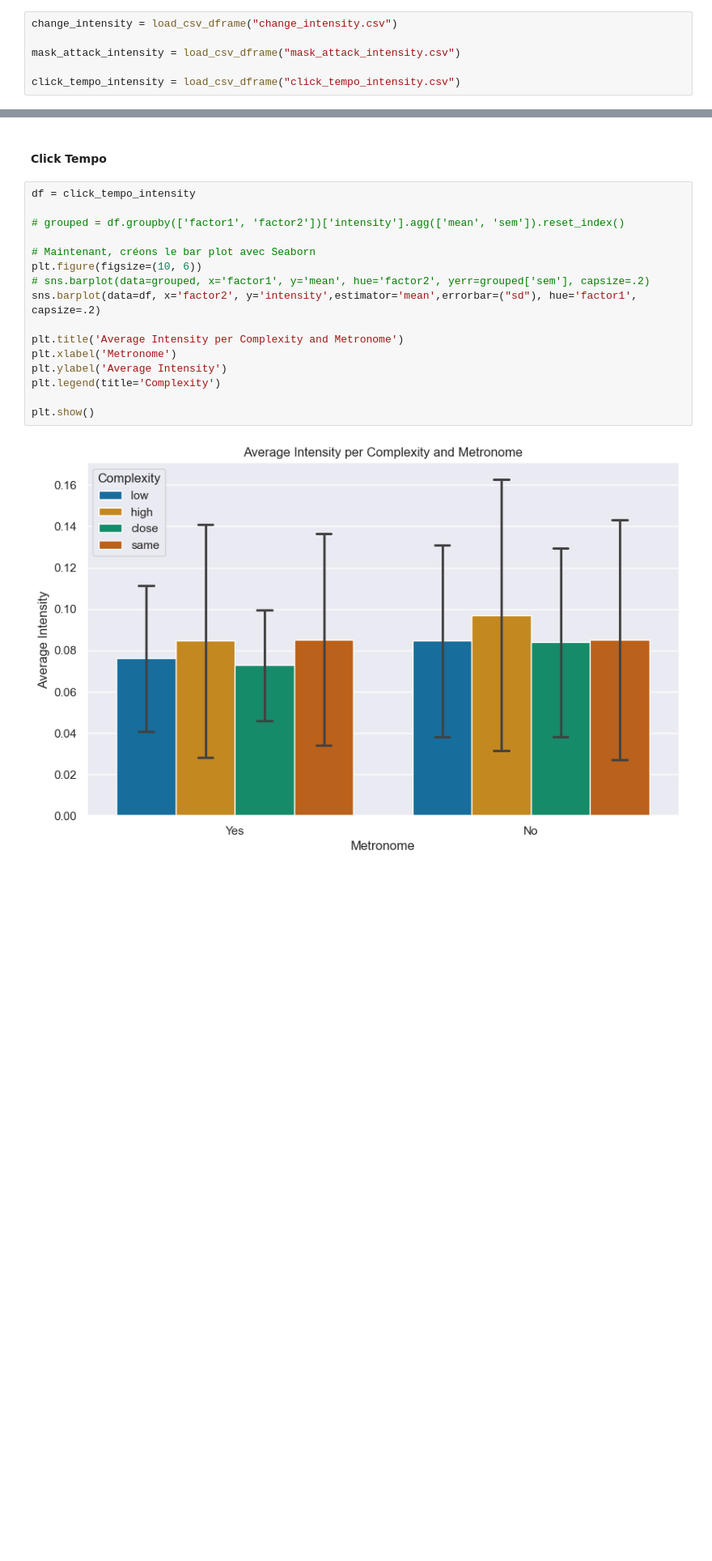
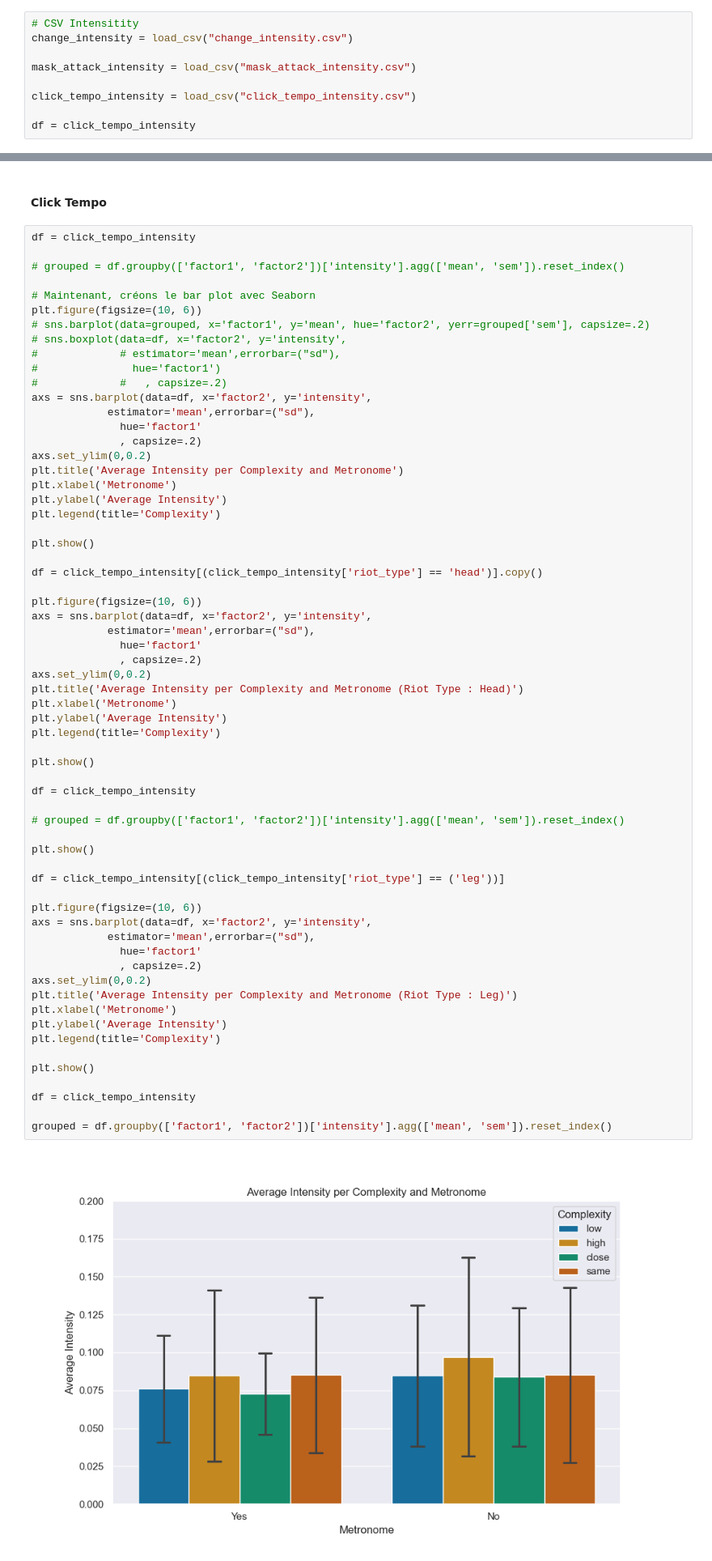
Before and after one commit to Haronicio/ismm-analyse-dsync, a Jupyter notebook: notebooks/Analysedsync_notebook.ipynb, the cells around one changed output, grey strips where cells are left out. Shown at 81% size. Drawn from its saved outputs; the diff is of its cells as text; blank space fills up the shorter version.

```diff
--- a/notebooks/Analysedsync_notebook.ipynb
+++ b/notebooks/Analysedsync_notebook.ipynb
@@ -685,11 +691,14 @@ Les données ont été sauvegardées dans mask_attack_intensity.csv
 # %% [markdown]
 ### Load dataframe of the 3 experiences
 # %%
-change_intensity = load_csv_dframe("change_intensity.csv")
+# CSV Intensitity
+change_intensity = load_csv("change_intensity.csv")
 
-mask_attack_intensity = load_csv_dframe("mask_attack_intensity.csv")
+mask_attack_intensity = load_csv("mask_attack_intensity.csv")
 
-click_tempo_intensity = load_csv_dframe("click_tempo_intensity.csv")
+click_tempo_intensity = load_csv("click_tempo_intensity.csv")
+
+df = click_tempo_intensity
 # %% [output]
 Fichier chargé avec succès. Aperçu des données :
 |  | t | intensity | exp_n | riot_n | musician | riot_type | factor1 | factor2 |
@@ -846,18 +1018,65 @@ VBox(children=(interactive(children=(Dropdown(description='selected_df', options
 # %%
 df = click_tempo_intensity
 
 # grouped = df.groupby(['factor1', 'factor2'])['intensity'].agg(['mean', 'sem']).reset_index()
 
 # Maintenant, créons le bar plot avec Seaborn
 plt.figure(figsize=(10, 6))
 # sns.barplot(data=grouped, x='factor1', y='mean', hue='factor2', yerr=grouped['sem'], capsize=.2)
-sns.barplot(data=df, x='factor2', y='intensity',estimator='mean',errorbar=("sd"), hue='factor1', capsize=.2)
-
+# sns.boxplot(data=df, x='factor2', y='intensity',
+#             # estimator='mean',errorbar=("sd"),
+#               hue='factor1')
+#             #   , capsize=.2)
+axs = sns.barplot(data=df, x='factor2', y='intensity',
+            estimator='mean',errorbar=("sd"),
+              hue='factor1'
+              , capsize=.2)
+axs.set_ylim(0,0.2)
 plt.title('Average Intensity per Complexity and Metronome')
 plt.xlabel('Metronome')
 plt.ylabel('Average Intensity')
 plt.legend(title='Complexity')
 
 plt.show()
+
+df = click_tempo_intensity[(click_tempo_intensity['riot_type'] == 'head')].copy()
+
+plt.figure(figsize=(10, 6))
+axs = sns.barplot(data=df, x='factor2', y='intensity',
+            estimator='mean',errorbar=("sd"),
+              hue='factor1'
+              , capsize=.2)
+axs.set_ylim(0,0.2)
+plt.title('Average Intensity per Complexity and Metronome (Riot Type : Head)')
+plt.xlabel('Metronome')
+plt.ylabel('Average Intensity')
+plt.legend(title='Complexity')
+
+plt.show()
+
+df = click_tempo_intensity
+
+# grouped = df.groupby(['factor1', 'factor2'])['intensity'].agg(['mean', 'sem']).reset_index()
+
+plt.show()
+
+df = click_tempo_intensity[(click_tempo_intensity['riot_type'] == ('leg'))]
+
+plt.figure(figsize=(10, 6))
+axs = sns.barplot(data=df, x='factor2', y='intensity',
+            estimator='mean',errorbar=("sd"),
+              hue='factor1'
+              , capsize=.2)
+axs.set_ylim(0,0.2)
+plt.title('Average Intensity per Complexity and Metronome (Riot Type : Leg)')
+plt.xlabel('Metronome')
+plt.ylabel('Average Intensity')
+plt.legend(title='Complexity')
+
+plt.show()
+
+df = click_tempo_intensity
+
+grouped = df.groupby(['factor1', 'factor2'])['intensity'].agg(['mean', 'sem']).reset_index()
 # %% [output]
-[figure, old version]
+[figure, new version]
```
Also changed, not shown: parts of 36 cells of this notebook, 22 other files.
